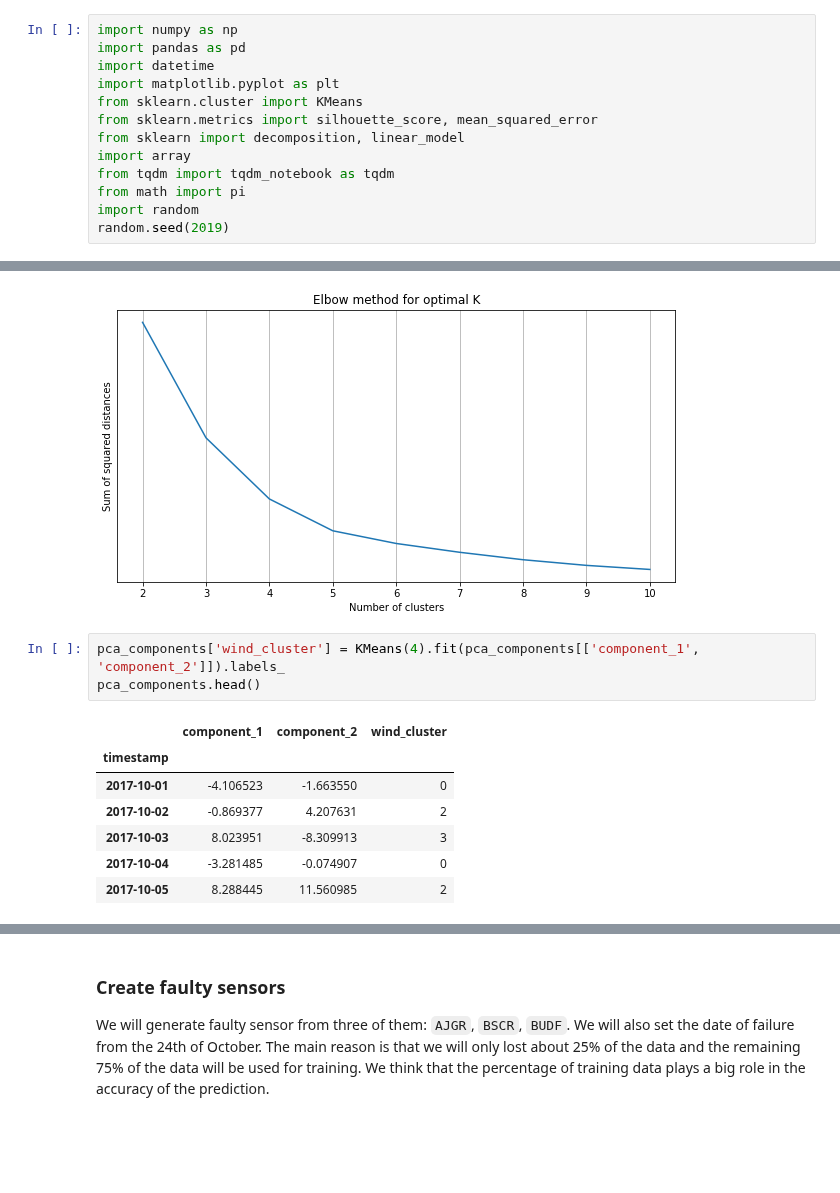
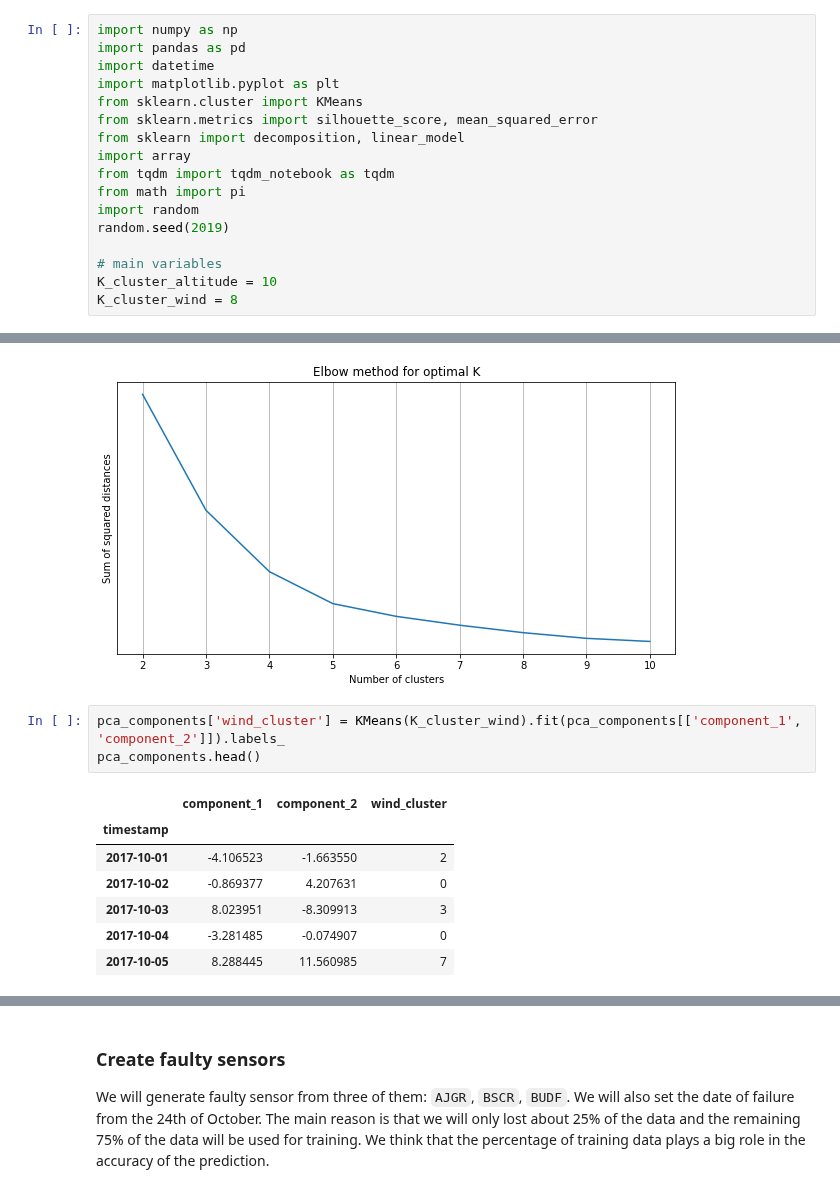
Before and after one commit to joelmfonseca/COM-503, a Jupyter notebook: mini_project/mini_project.ipynb, the cells around one changed output, grey strips where cells are left out. Drawn from its saved outputs; the diff is of its cells as text; blank space fills up the shorter version.

```diff
--- a/mini_project/mini_project.ipynb
+++ b/mini_project/mini_project.ipynb
@@ -41,6 +41,10 @@ from tqdm import tqdm_notebook as tqdm
 from math import pi
 import random
 random.seed(2019)
+
+# main variables
+K_cluster_altitude = 10
+K_cluster_wind = 8
 # %% [markdown]
 
 ### Plotting functions
@@ -271,16 +275,16 @@ plot_elbow_method(pca_components[['component_1', 'component_2']])
 # %% [output]
 [figure]
 # %%
-pca_components['wind_cluster'] = KMeans(4).fit(pca_components[['component_1', 'component_2']]).labels_
+pca_components['wind_cluster'] = KMeans(K_cluster_wind).fit(pca_components[['component_1', 'component_2']]).labels_
 pca_components.head()
 # %% [output]
 |  | component_1 | component_2 | wind_cluster |
 | timestamp |  |  |  |
-| 2017-10-01 | -4.106523 | -1.663550 | 0 |
-| 2017-10-02 | -0.869377 | 4.207631 | 2 |
+| 2017-10-01 | -4.106523 | -1.663550 | 2 |
+| 2017-10-02 | -0.869377 | 4.207631 | 0 |
 | 2017-10-03 | 8.023951 | -8.309913 | 3 |
 | 2017-10-04 | -3.281485 | -0.074907 | 0 |
-| 2017-10-05 | 8.288445 | 11.560985 | 2 |
+| 2017-10-05 | 8.288445 | 11.560985 | 7 |
 # %% [markdown]
 ## Faulty sensor modeling
 
```
Also changed, not shown: parts of 20 cells of this notebook.
